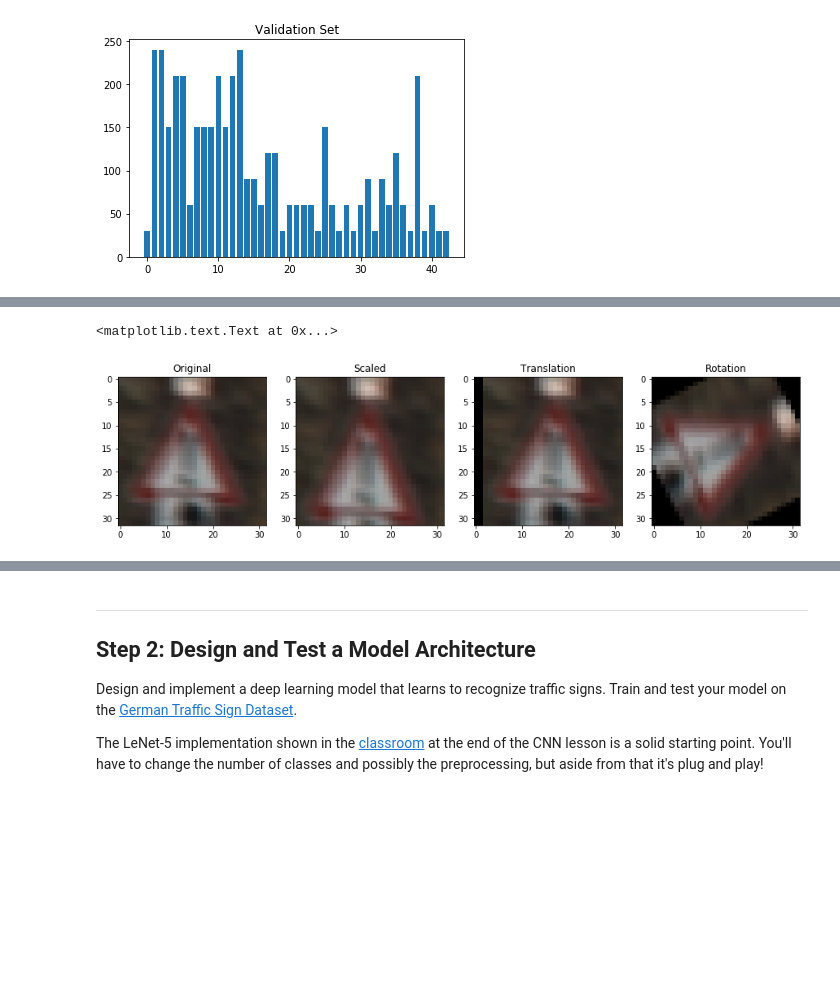
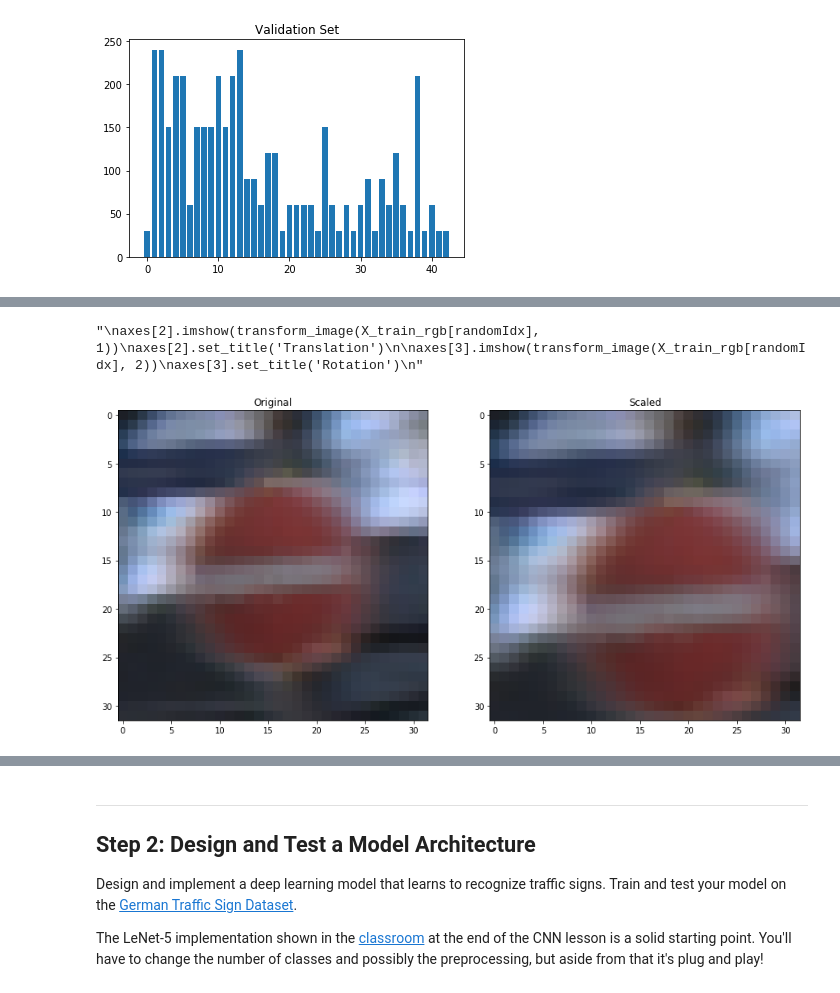
Before and after one commit to zhuangh/CarND-Traffic-Sign-Classifier-Project, a Jupyter notebook: Traffic_Sign_Classifier.ipynb, the cells around one changed output, grey strips where cells are left out. Saved outputs shown, nothing was run; the diff lists cells and outputs as text; code cells hidden in the pictures; blank space fills up the shorter version.

```diff
--- a/Traffic_Sign_Classifier.ipynb
+++ b/Traffic_Sign_Classifier.ipynb
@@ -200,35 +204,22 @@ label  42 (42, b'End o')  sample count  30
 # %%
 import cv2
-def transform_image(img, type = 0):
-    if type == 0:
-        fx = random.uniform(1.0, 1.3)
-        fy = random.uniform(1.0, 1.3)
-        return cv2.resize(img,None,fx=fx, fy=fy, interpolation = cv2.INTER_CUBIC)[0:32, 0:32,:]
-    if type == 1: # Translation
-        rY = random.randint(-5, 5)
-        rX = random.randint(-5, 5)
-        M = np.float32([[1,0,rY],[0,1,rX]])
-    else:
-        angle = random.randint(-90, 90)
-        M = cv2.getRotationMatrix2D((16,16),angle,1)
-    return cv2.warpAffine(img,M,(32,32))
+def transform_image(img):#, ttype=0):
+    #if ttype == 0: #scale
+    fx = random.uniform(1.1, 1.6)
+    fy = fx
+    #fy = random.uniform(0.9, 1.3)
+    return cv2.resize(img,None,fx=fx, fy=fy, interpolation = cv2.INTER_CUBIC)[0:32, 0:32,:]
 
-fig, axes = plt.subplots(ncols=4, figsize=(15,10))
+fig, axes = plt.subplots(ncols=2, figsize=(15,10))
 
 randomIdx = random.randint(0, len(X_train_rgb))
 
 axes[0].imshow(X_train_rgb[randomIdx])
 axes[0].set_title('Original')
 
-axes[1].imshow(transform_image(X_train_rgb[randomIdx], 0))
+axes[1].imshow(transform_image(X_train_rgb[randomIdx]))
 axes[1].set_title('Scaled')
-
-axes[2].imshow(transform_image(X_train_rgb[randomIdx], 1))
-axes[2].set_title('Translation')
-
-axes[3].imshow(transform_image(X_train_rgb[randomIdx], 2))
-axes[3].set_title('Rotation')
 # %% [output]
-<matplotlib.text.Text at 0x...>
+"\naxes[2].imshow(transform_image(X_train_rgb[randomIdx], 1))\naxes[2].set_title('Translation')\n\naxes[3].imshow(transform_image(X_train_rgb[randomIdx], 2))\naxes[3].set_title('Rotation')\n"
-[figure, old version]
+[figure, new version]
 # %%
```
Also changed, not shown: parts of 14 cells of this notebook, 2 other files.
